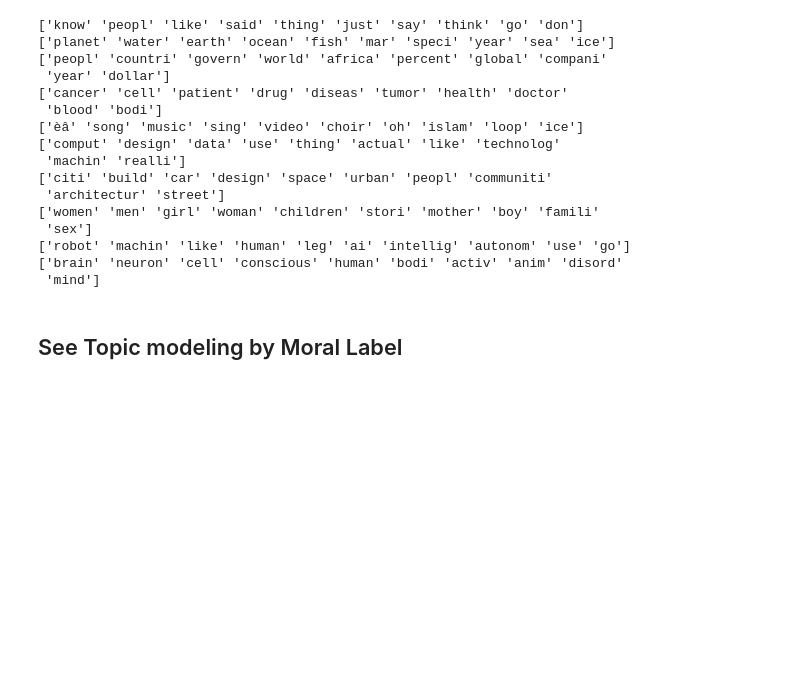
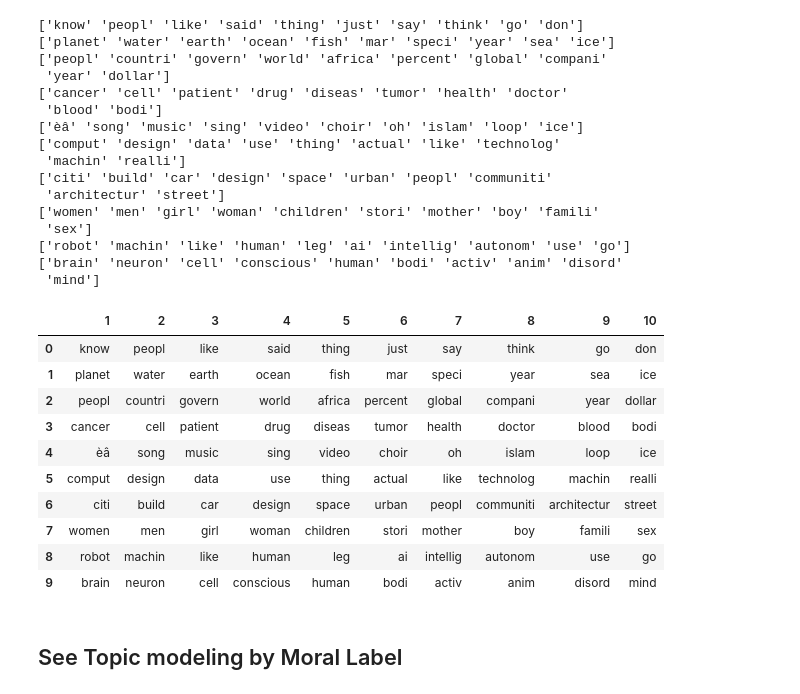
Before and after one commit to owentemple/TED-talks, a Jupyter notebook: topic-clustering.ipynb, the cells around one changed output. Saved outputs shown, nothing was run; the diff lists cells and outputs as text; code cells hidden in the pictures; blank space fills up the shorter version.

```diff
--- a/topic-clustering.ipynb
+++ b/topic-clustering.ipynb
@@ -96,6 +107,20 @@ words_and_topics(h_sk, column_names)
 ['robot' 'machin' 'like' 'human' 'leg' 'ai' 'intellig' 'autonom' 'use' 'go']
 ['brain' 'neuron' 'cell' 'conscious' 'human' 'bodi' 'activ' 'anim' 'disord'
  'mind']
+# %%
+topics_df
+# %% [output]
+|  | 1 | 2 | 3 | 4 | 5 | 6 | 7 | 8 | 9 | 10 |
+| 0 | know | peopl | like | said | thing | just | say | think | go | don |
+| 1 | planet | water | earth | ocean | fish | mar | speci | year | sea | ice |
+| 2 | peopl | countri | govern | world | africa | percent | global | compani | year | dollar |
+| 3 | cancer | cell | patient | drug | diseas | tumor | health | doctor | blood | bodi |
+| 4 | èâ | song | music | sing | video | choir | oh | islam | loop | ice |
+| 5 | comput | design | data | use | thing | actual | like | technolog | machin | realli |
+| 6 | citi | build | car | design | space | urban | peopl | communiti | architectur | street |
+| 7 | women | men | girl | woman | children | stori | mother | boy | famili | sex |
+| 8 | robot | machin | like | human | leg | ai | intellig | autonom | use | go |
+| 9 | brain | neuron | cell | conscious | human | bodi | activ | anim | disord | mind |
 # %% [markdown]
 ## See Topic modeling by Moral Label
 # %%
```
Also changed, not shown: parts of 15 cells of this notebook, 17 other files.
